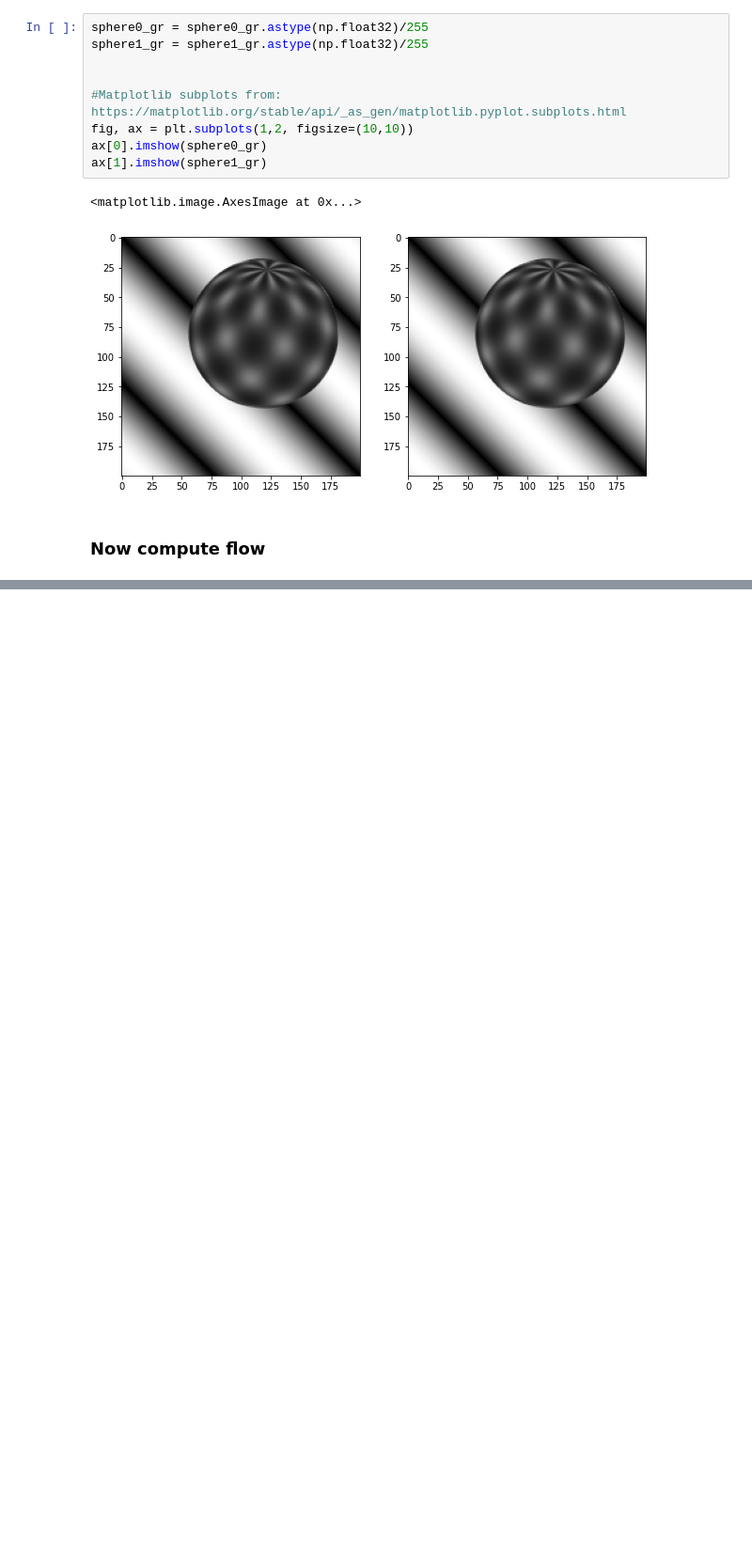
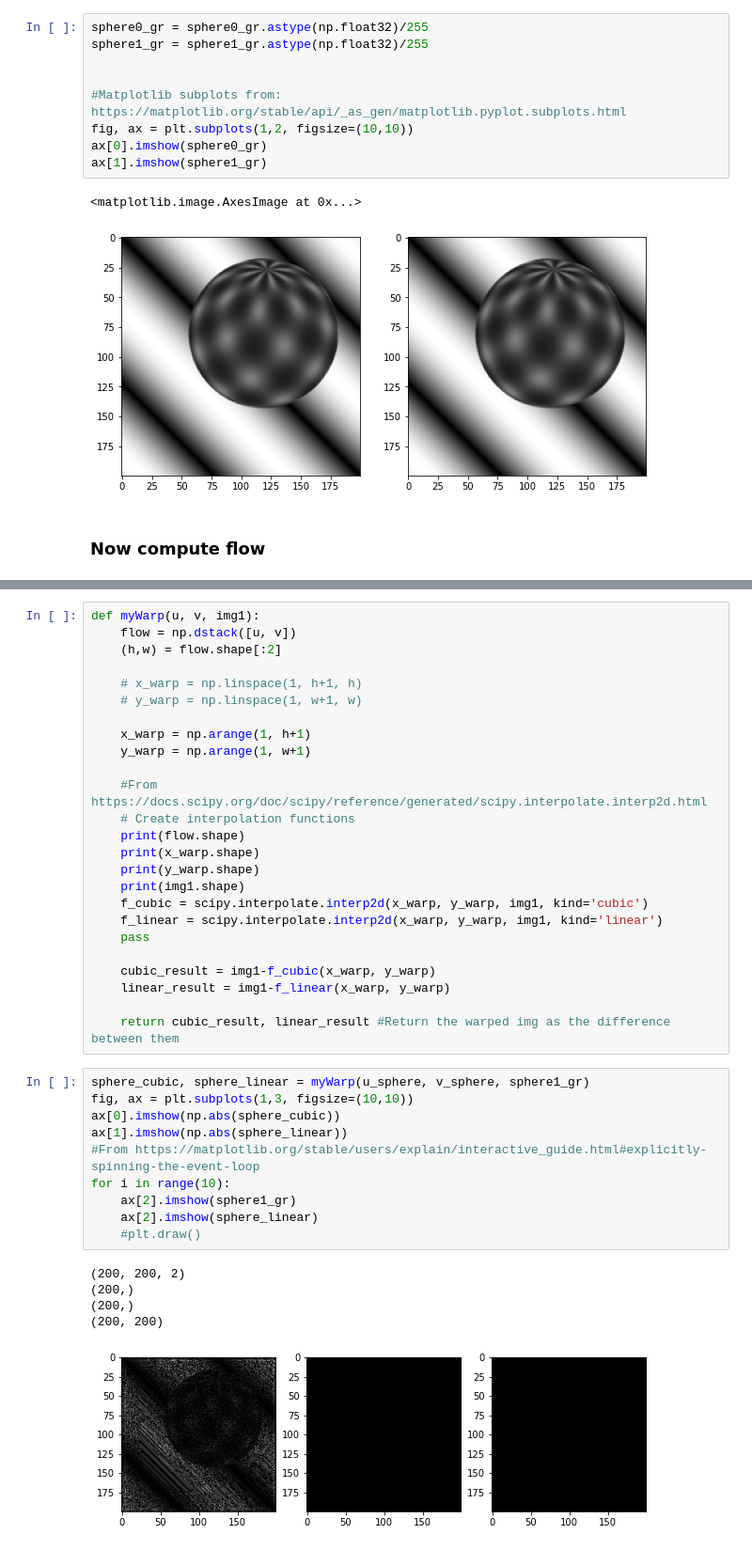
Before and after one commit to jimmyle888/cvlab, a Jupyter notebook: Project 4/a4_script.ipynb, the cells around one changed output, grey strips where cells are left out. Shown at 94% size. Cells and saved outputs as stored; diff of their text form; blank space fills up the shorter version.

```diff
--- a/Project 4/a4_script.ipynb
+++ b/Project 4/a4_script.ipynb
@@ -416,0 +449,41 @@ visualize(sphere0_gr,sphere1_gr)
+# %%
+def myWarp(u, v, img1):
+    flow = np.dstack([u, v])
+    (h,w) = flow.shape[:2]
+
+    # x_warp = np.linspace(1, h+1, h)
+    # y_warp = np.linspace(1, w+1, w)
+
+    x_warp = np.arange(1, h+1)
+    y_warp = np.arange(1, w+1)
+
+    #From https://docs.scipy.org/doc/scipy/reference/generated/scipy.interpolate.interp2d.html
+    # Create interpolation functions
+    print(flow.shape)
+    print(x_warp.shape)
+    print(y_warp.shape)
+    print(img1.shape)
+    f_cubic = scipy.interpolate.interp2d(x_warp, y_warp, img1, kind='cubic')
+    f_linear = scipy.interpolate.interp2d(x_warp, y_warp, img1, kind='linear')
+    pass
+
+    cubic_result = img1-f_cubic(x_warp, y_warp)
+    linear_result = img1-f_linear(x_warp, y_warp)
+
+    return cubic_result, linear_result #Return the warped img as the difference between them
+# %%
+sphere_cubic, sphere_linear = myWarp(u_sphere, v_sphere, sphere1_gr)
+fig, ax = plt.subplots(1,3, figsize=(10,10))
+ax[0].imshow(np.abs(sphere_cubic))
+ax[1].imshow(np.abs(sphere_linear))
+#From https://matplotlib.org/stable/users/explain/interactive_guide.html#explicitly-spinning-the-event-loop
+for i in range(10):
+    ax[2].imshow(sphere1_gr)
+    ax[2].imshow(sphere_linear)
+    #plt.draw()
+# %% [output]
+(200, 200, 2)
+(200,)
+(200,)
+(200, 200)
+[figure, added]
```
Also changed, not shown: parts of 10 cells of this notebook, 3 other files.
